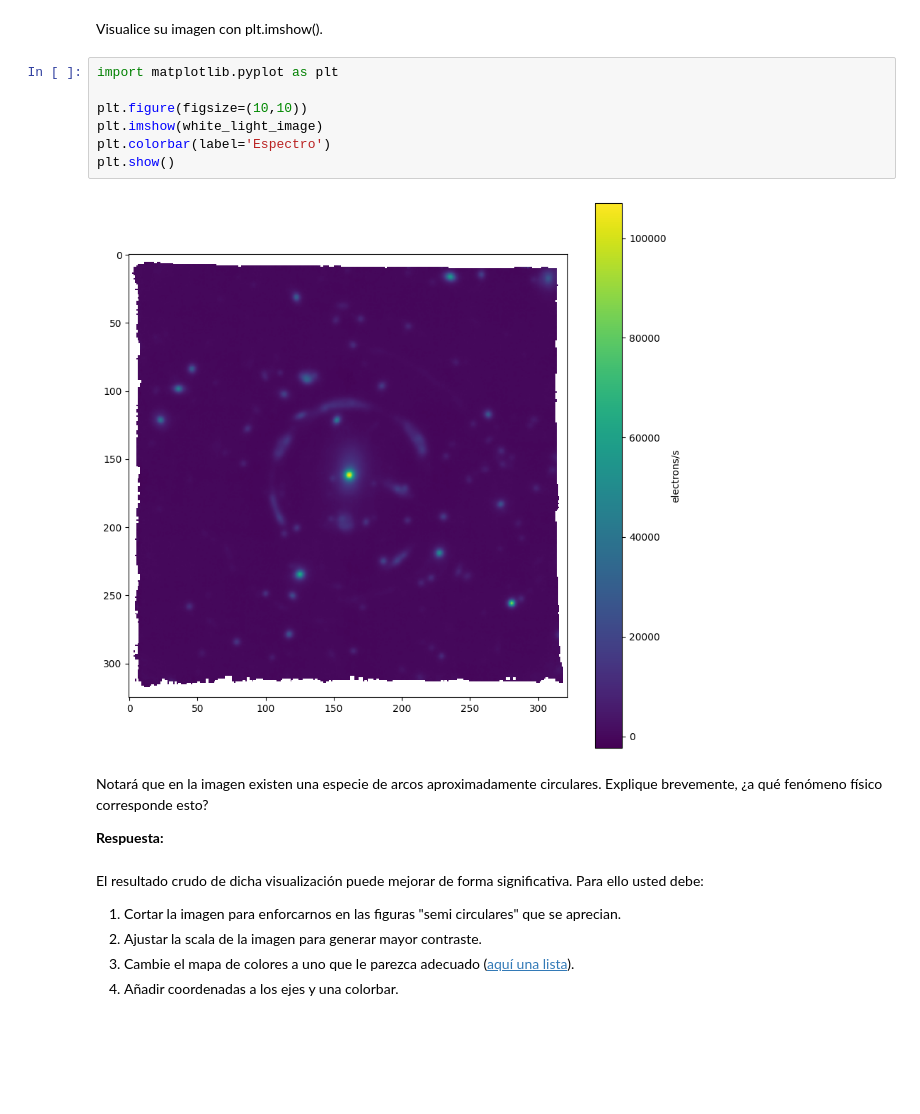
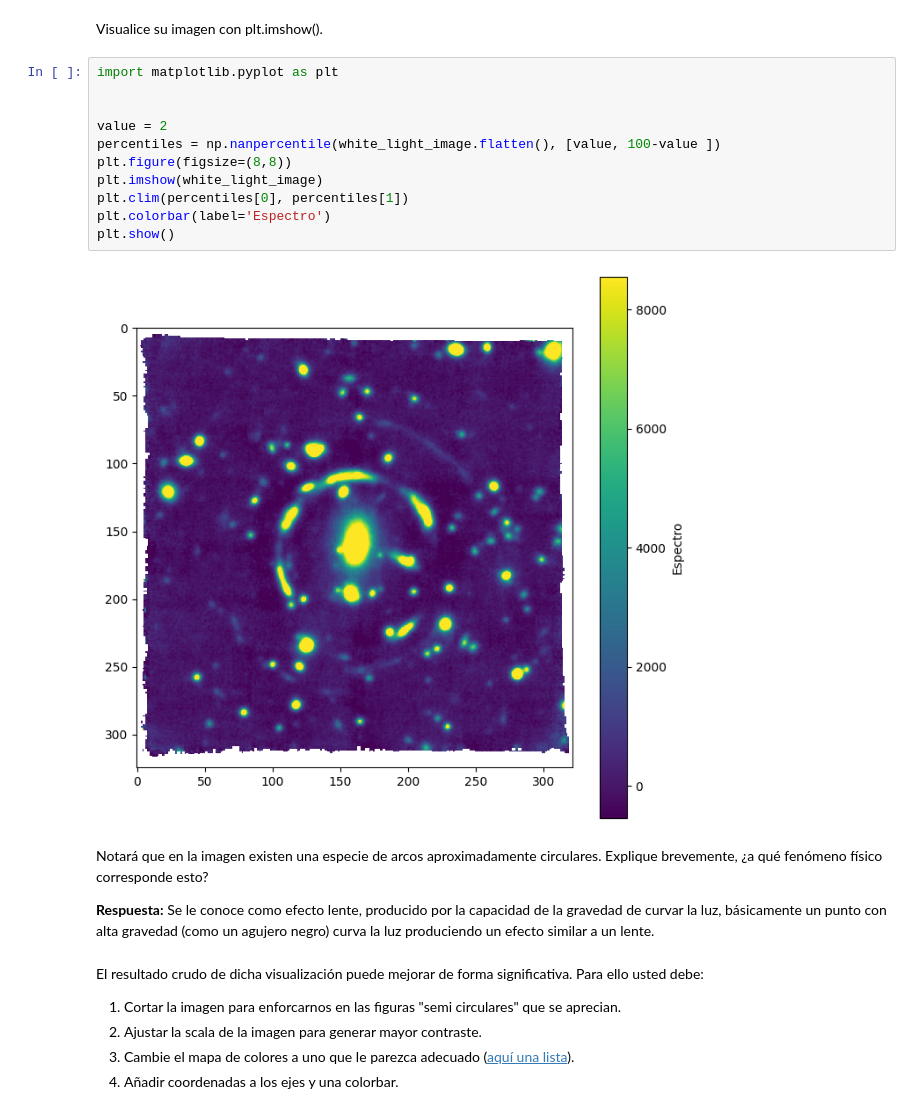
Before and after one commit to AstroOlguin/Tarea-4, a Jupyter notebook: Tarea4.ipynb, the cells around one changed output. Saved outputs shown, nothing was run; the diff lists cells and outputs as text; blank space fills up the shorter version.

```diff
--- a/Tarea4.ipynb
+++ b/Tarea4.ipynb
@@ -137,16 +137,20 @@ Visualice su imagen con plt.imshow().
 # %%
 import matplotlib.pyplot as plt
 
-plt.figure(figsize=(10,10))
+
+value = 2
+percentiles = np.nanpercentile(white_light_image.flatten(), [value, 100-value ])
+plt.figure(figsize=(8,8))
 plt.imshow(white_light_image)
+plt.clim(percentiles[0], percentiles[1])
 plt.colorbar(label='Espectro')
 plt.show()
 # %% [output]
-[figure, old version]
+[figure, new version]
 # %% [markdown]
 Notará que en la imagen existen una especie de arcos aproximadamente circulares. Explique brevemente, ¿a qué fenómeno físico corresponde esto?
 
-**Respuesta:**
+**Respuesta:** Se le conoce como efecto lente, producido por la capacidad de la gravedad de curvar la luz, básicamente un punto con alta gravedad (como un agujero negro) curva la luz produciendo un efecto similar a un lente.
 # %% [markdown]
 El resultado crudo de dicha visualización puede mejorar de forma significativa.
 Para ello usted debe:
```
Also changed, not shown: parts of 5 cells of this notebook.
